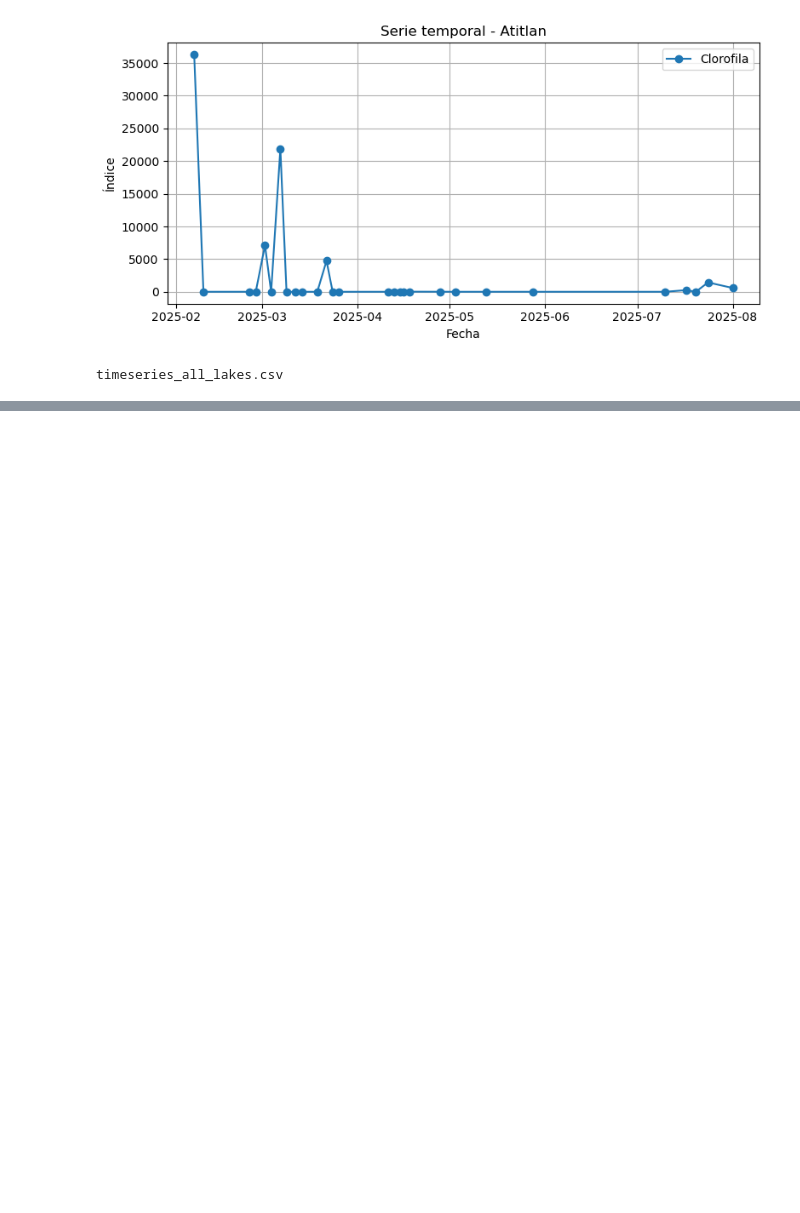
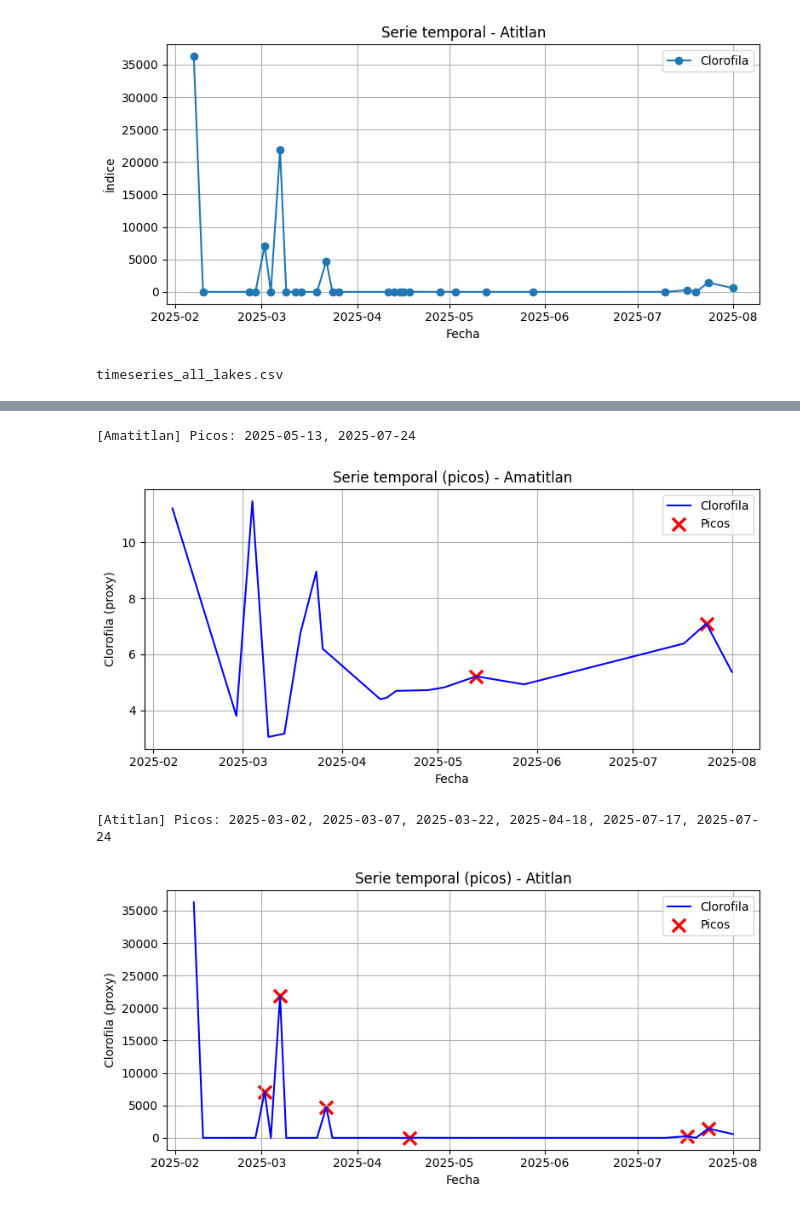
Before and after one commit to Disotoo/DS-Lab-4, a Jupyter notebook: Lab4.ipynb, the cells around one changed output, grey strips where cells are left out. Drawn from its saved outputs; the diff is of its cells as text; code cells hidden in the pictures; blank space fills up the shorter version.

```diff
--- a/Lab4.ipynb
+++ b/Lab4.ipynb
@@ -272,0 +347,61 @@ timeseries_all_lakes.csv
+# %%
+def detect_peaks(series, window=5, z=1.0, use_mad=True):
+    """
+    Detecta picos usando z-score (media o mediana + desviación) y condición de máximo local.
+    window: tamaño de ventana móvil
+    z: umbral de z-score (más bajo = más picos)
+    use_mad: True -> mediana+MAD (robusto); False -> media+std
+    """
+    s = pd.Series(series).astype("float32").copy()
+
+    if use_mad:
+        roll_med = s.rolling(window, min_periods=1).median()
+        mad = (np.abs(s - roll_med)).rolling(window, min_periods=1).median()
+        denom = 1.4826 * mad.replace(0, np.nan)  # MAD->std
+        zscore = (s - roll_med) / denom
+    else:
+        roll_mean = s.rolling(window, min_periods=1).mean()
+        roll_std  = s.rolling(window, min_periods=1).std().replace(0, np.nan)
+        zscore = (s - roll_mean) / roll_std
+
+    is_local_max = (s.shift(1) < s) & (s.shift(-1) <= s)
+    mask = (zscore >= z) & is_local_max & np.isfinite(zscore)
+    return mask.fillna(False)
+
+# --- Graficar series con picos ---
+for lake in LAKES.keys():
+    df_lake = pd.read_csv(f"timeseries_{lake}.csv", parse_dates=["date"]).set_index("date")
+    if df_lake.empty:
+        continue
+
+    # Detectar picos (primero estricto, si no hay, usar más laxo)
+    peaks_mask = detect_peaks(df_lake["value"], window=5, z=1.0, use_mad=True)
+    if not peaks_mask.any():
+        peaks_mask = detect_peaks(df_lake["value"], window=7, z=0.8, use_mad=True)
+
+    # Fechas de picos
+    peak_dates = list(df_lake.index[peaks_mask])
+    if peak_dates:
+        print(f"[{lake}] Picos: {', '.join(d.strftime('%Y-%m-%d') for d in peak_dates)}")
+    else:
+        print(f"[{lake}] No se detectaron picos.")
+
+    # Gráfica con solo X en picos
+    plt.figure(figsize=(8,4))
+    plt.plot(df_lake.index, df_lake["value"], color="blue", label="Clorofila")  # línea sin marcador
+    plt.scatter(df_lake.index[peaks_mask], df_lake["value"][peaks_mask],
+                s=120, marker="x", linewidths=2.5, color="red", label="Picos")
+    plt.title(f"Serie temporal (picos) - {lake}")
+    plt.xlabel("Fecha")
+    plt.ylabel("Clorofila (proxy)")
+    plt.grid(True)
+    plt.legend()
+    plt.tight_layout()
+    plt.show(block=False)
+    plt.pause(2)
+    plt.close()
+# %% [output]
+[Amatitlan] Picos: 2025-05-13, 2025-07-24
+[figure, added]
+[Atitlan] Picos: 2025-03-02, 2025-03-07, 2025-03-22, 2025-04-18, 2025-07-17, 2025-07-24
+[figure, added]
```
Also changed, not shown: parts of 8 cells of this notebook, 2 other files.
